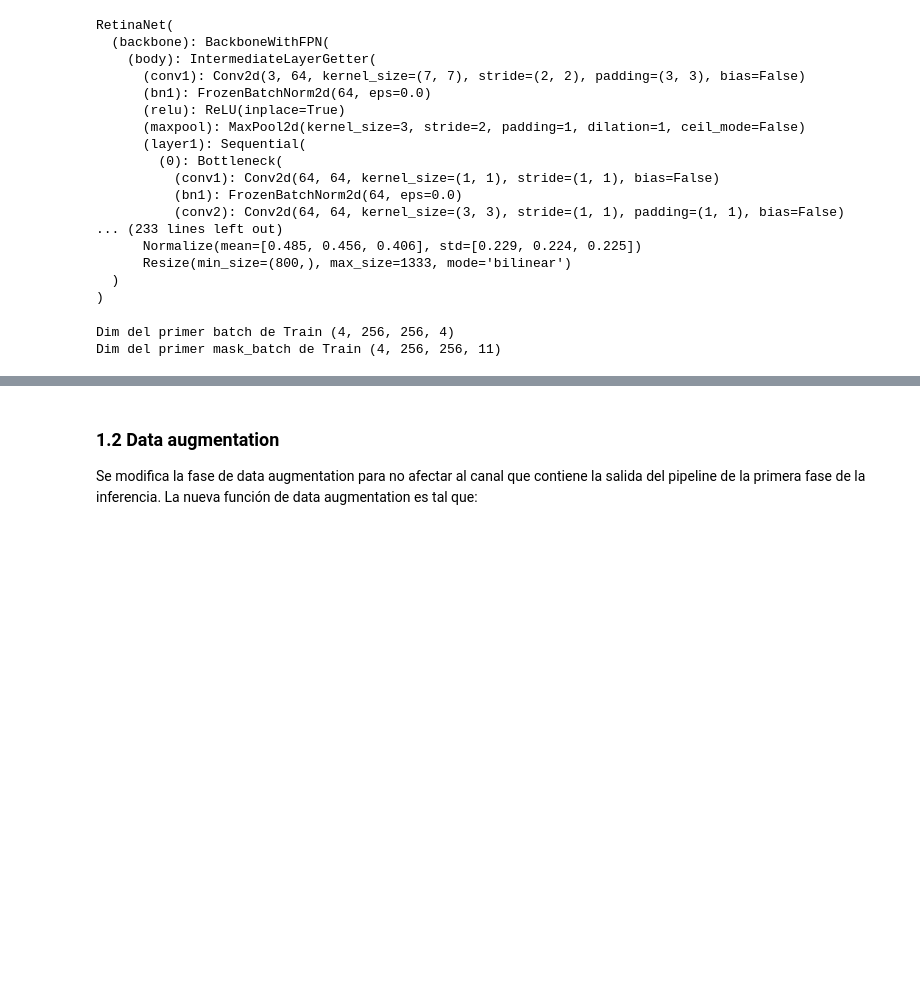
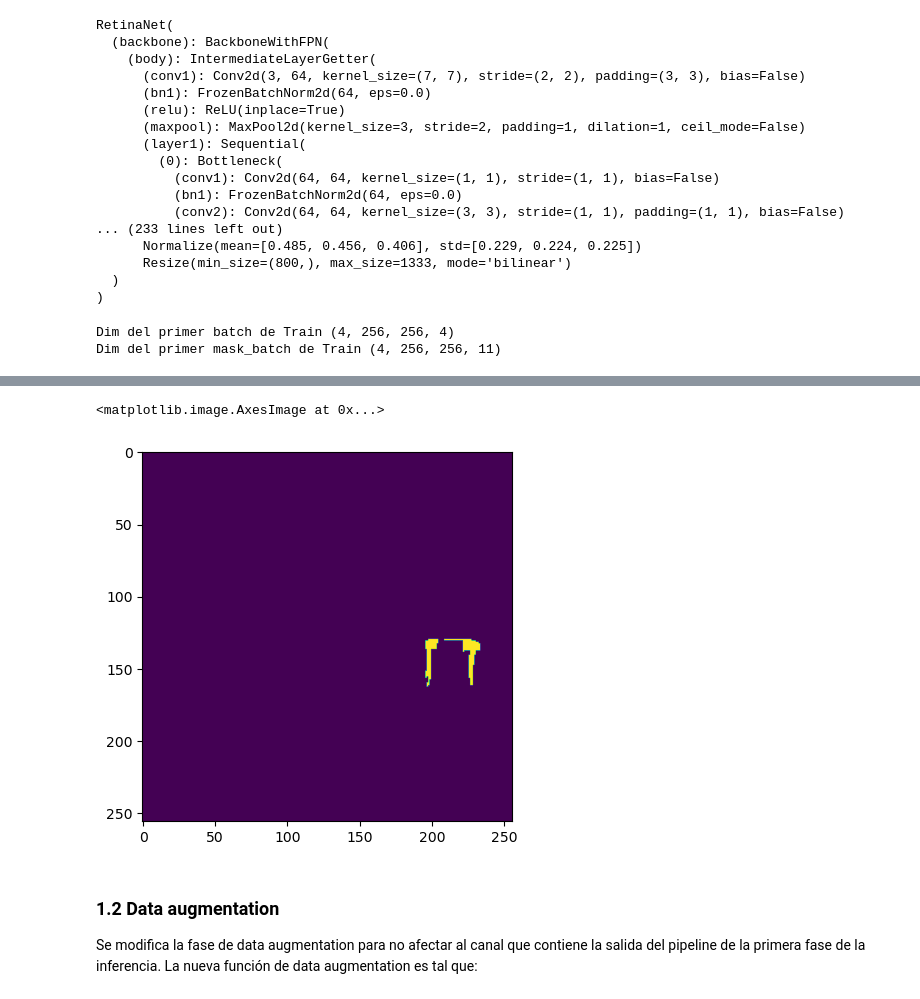
Before and after one commit to rucasca/TFM, a Jupyter notebook: src/data_modeling_final_model.ipynb, the cells around one changed output, grey strips where cells are left out. Saved outputs shown, nothing was run; the diff lists cells and outputs as text; code cells hidden in the pictures; blank space fills up the shorter version.

```diff
--- a/src/data_modeling_final_model.ipynb
+++ b/src/data_modeling_final_model.ipynb
@@ -409,0 +399,5 @@ Dim del primer mask_batch de Train (4, 256, 256, 11)
+# %%
+plt.imshow(mask_batch[0,:,:,9])
+# %% [output]
+<matplotlib.image.AxesImage at 0x...>
+[figure, added]
```
Also changed, not shown: parts of 8 cells of this notebook.
